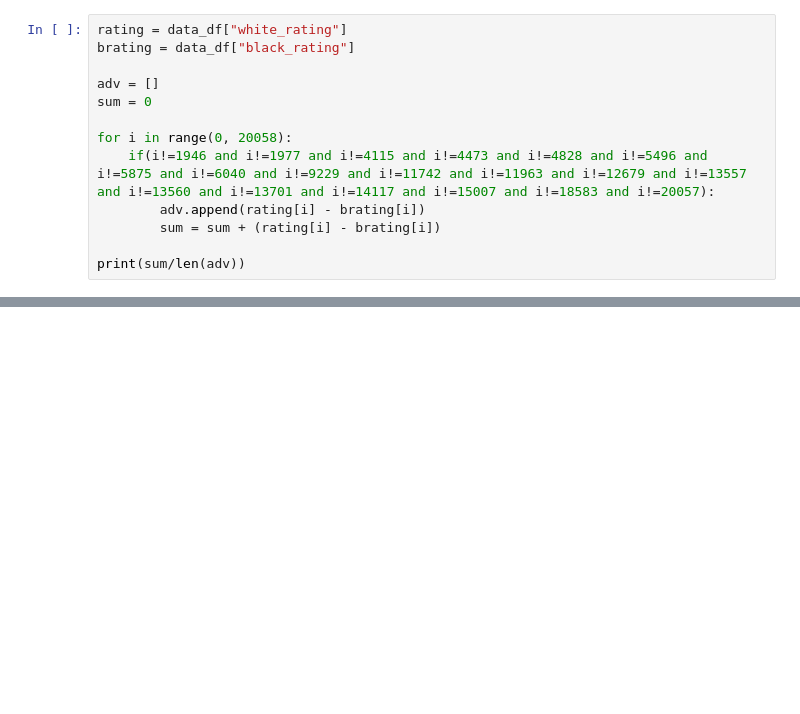
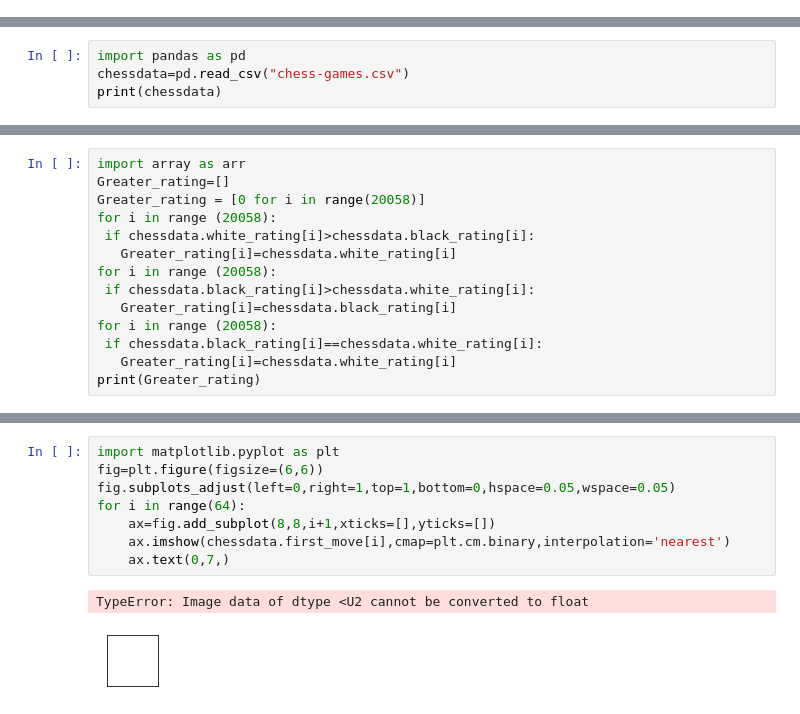
Before and after one commit to ribells/ach-bru, a Jupyter notebook: third-notebook.ipynb, the cells around one changed output, grey strips where cells are left out. Drawn from its saved outputs; the diff is of its cells as text; blank space fills up the shorter version.

```diff
--- a/third-notebook.ipynb
+++ b/third-notebook.ipynb
@@ -151,13 +0,0 @@ Na6     6
-# %%
-rating = data_df["white_rating"]
-brating = data_df["black_rating"]
-
-adv = []
-sum = 0
-
-for i in range(0, 20058):
-    if(i!=1946 and i!=1977 and i!=4115 and i!=4473 and i!=4828 and i!=5496 and i!=5875 and i!=6040 and i!=9229 and i!=11742 and i!=11963 and i!=12679 and i!=13557 and i!=13560 and i!=13701 and i!=14117 and i!=15007 and i!=18583 and i!=20057):
-        adv.append(rating[i] - brating[i])
-        sum = sum + (rating[i] - brating[i])
-
-print(sum/len(adv))
@@ -448,0 +1,4 @@ RandomForestClassifier()
+# %%
+import pandas as pd
+chessdata=pd.read_csv("chess-games.csv")
+print(chessdata)
@@ -448,0 +31,14 @@ RandomForestClassifier()
+# %%
+import array as arr
+Greater_rating=[]
+Greater_rating = [0 for i in range(20058)]
+for i in range (20058):
+ if chessdata.white_rating[i]>chessdata.black_rating[i]:
+   Greater_rating[i]=chessdata.white_rating[i]
+for i in range (20058):
+ if chessdata.black_rating[i]>chessdata.white_rating[i]:
+   Greater_rating[i]=chessdata.black_rating[i]
+for i in range (20058):
+ if chessdata.black_rating[i]==chessdata.white_rating[i]:
+   Greater_rating[i]=chessdata.white_rating[i]
+print(Greater_rating)
@@ -448,0 +62,11 @@ RandomForestClassifier()
+# %%
+import matplotlib.pyplot as plt
+fig=plt.figure(figsize=(6,6))
+fig.subplots_adjust(left=0,right=1,top=1,bottom=0,hspace=0.05,wspace=0.05)
+for i in range(64):
+    ax=fig.add_subplot(8,8,i+1,xticks=[],yticks=[])
+    ax.imshow(chessdata.first_move[i],cmap=plt.cm.binary,interpolation='nearest')
+    ax.text(0,7,)
+# %% [output]
+TypeError: Image data of dtype <U2 cannot be converted to float
+[figure, added]
```
Also changed, not shown: parts of 53 cells of this notebook, 1 other file.
